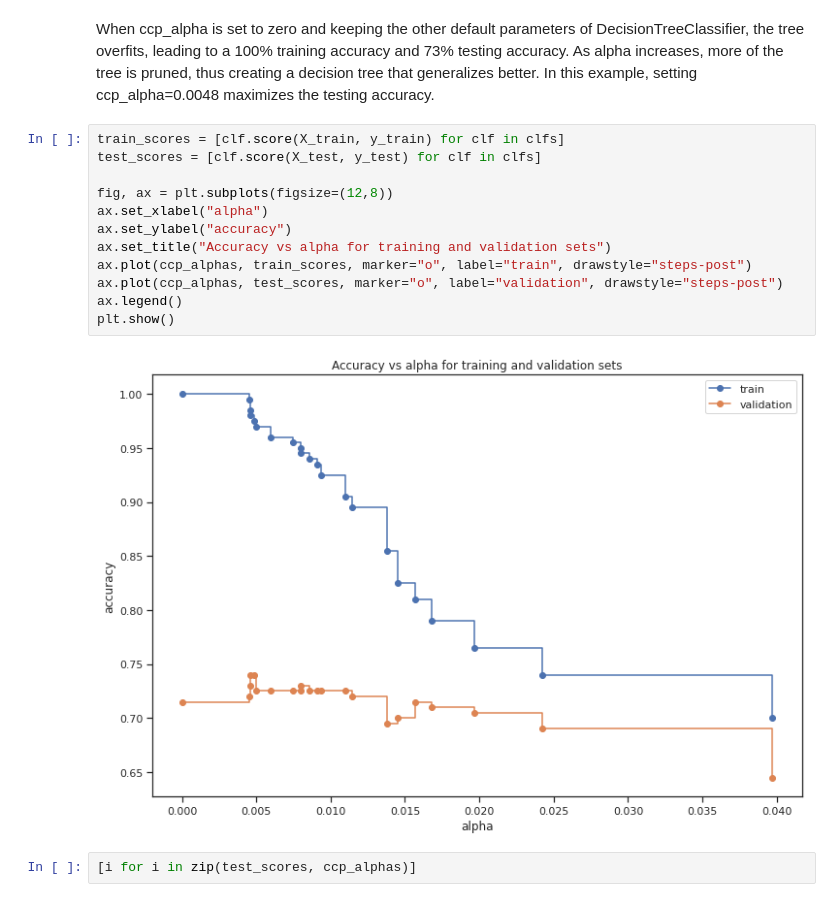
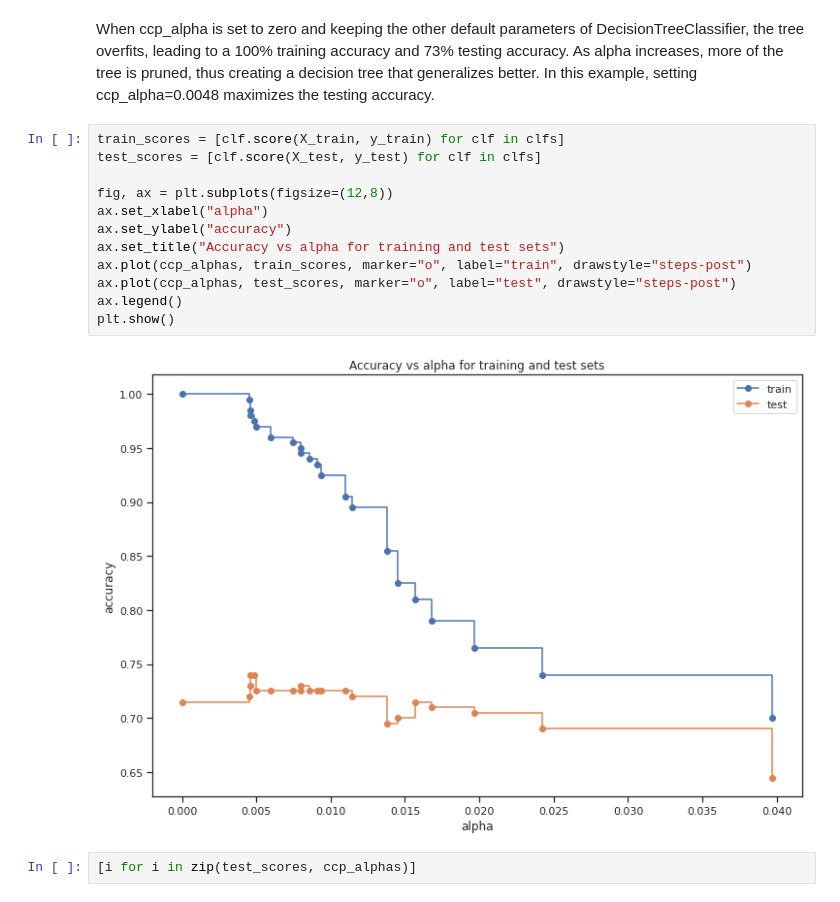
Before and after one commit to tvanzyl/ISL2_Python, a Jupyter notebook: Chapter_8_sec_8.3.ipynb, the cells around one changed output. Saved outputs shown, nothing was run; the diff lists cells and outputs as text.

```diff
--- a/Chapter_8_sec_8.3.ipynb
+++ b/Chapter_8_sec_8.3.ipynb
@@ -250,17 +250,17 @@ setting ccp_alpha=0.0048 maximizes the testing accuracy.
 # %%
 train_scores = [clf.score(X_train, y_train) for clf in clfs]
 test_scores = [clf.score(X_test, y_test) for clf in clfs]
 
 fig, ax = plt.subplots(figsize=(12,8))
 ax.set_xlabel("alpha")
 ax.set_ylabel("accuracy")
-ax.set_title("Accuracy vs alpha for training and validation sets")
+ax.set_title("Accuracy vs alpha for training and test sets")
 ax.plot(ccp_alphas, train_scores, marker="o", label="train", drawstyle="steps-post")
-ax.plot(ccp_alphas, test_scores, marker="o", label="validation", drawstyle="steps-post")
+ax.plot(ccp_alphas, test_scores, marker="o", label="test", drawstyle="steps-post")
 ax.legend()
 plt.show()
 # %% [output]
-[figure, old version]
+[figure, new version]
 # %%
 [i for i in zip(test_scores, ccp_alphas)]
 # %% [output]
```
Also changed, not shown: parts of 9 cells of this notebook.
